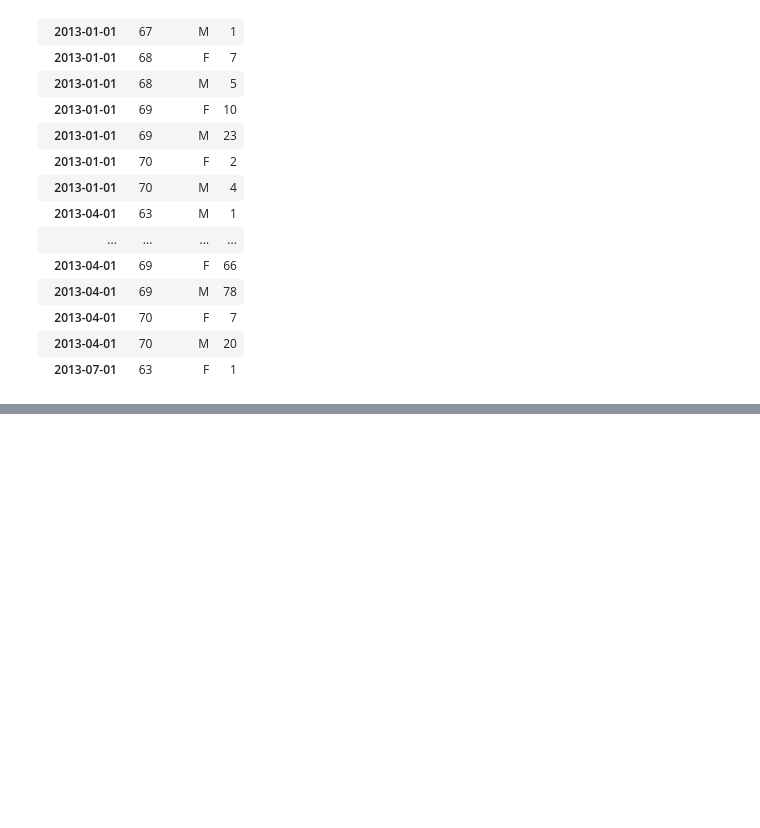
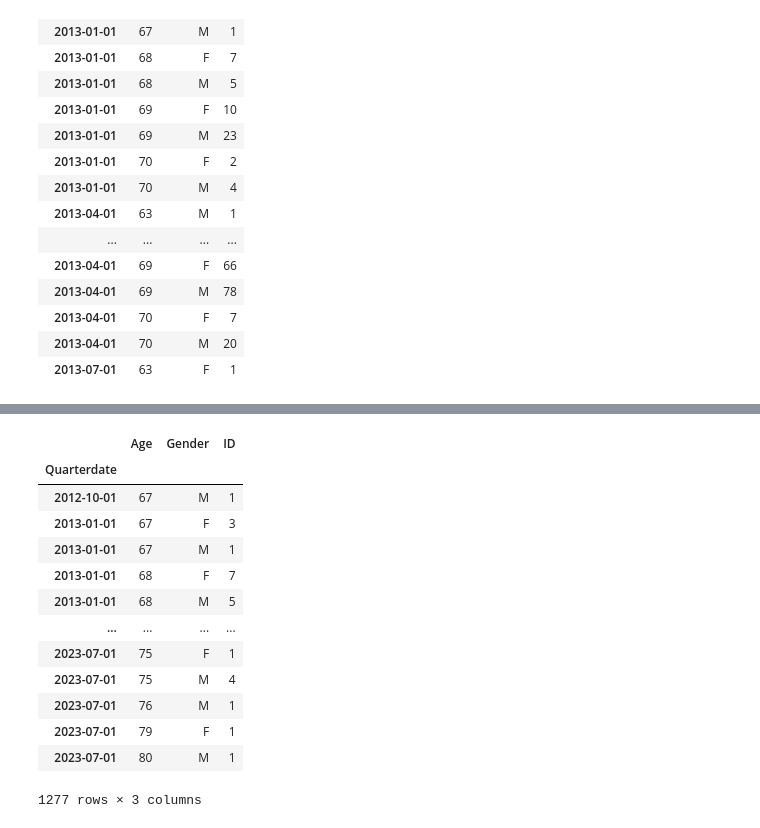
Before and after one commit to raku43/MScDACapstone, a Jupyter notebook: MScDA_Capstone.ipynb, the cells around one changed output, grey strips where cells are left out. Drawn from its saved outputs; the diff is of its cells as text; code cells hidden in the pictures; blank space fills up the shorter version.

Commit message:
Timeseries continued

```diff
--- a/MScDA_Capstone.ipynb
+++ b/MScDA_Capstone.ipynb
@@ -1268,0 +1305,17 @@ plt.show()
+# %%
+df_timeseries
+# %% [output]
+|  | Age | Gender | ID |
+| Quarterdate |  |  |  |
+| 2012-10-01 | 67 | M | 1 |
+| 2013-01-01 | 67 | F | 3 |
+| 2013-01-01 | 67 | M | 1 |
+| 2013-01-01 | 68 | F | 7 |
+| 2013-01-01 | 68 | M | 5 |
+| ... | ... | ... | ... |
+| 2023-07-01 | 75 | F | 1 |
+| 2023-07-01 | 75 | M | 4 |
+| 2023-07-01 | 76 | M | 1 |
+| 2023-07-01 | 79 | F | 1 |
+| 2023-07-01 | 80 | M | 1 |
+1277 rows × 3 columns
```
Also changed, not shown: parts of 39 cells of this notebook.
